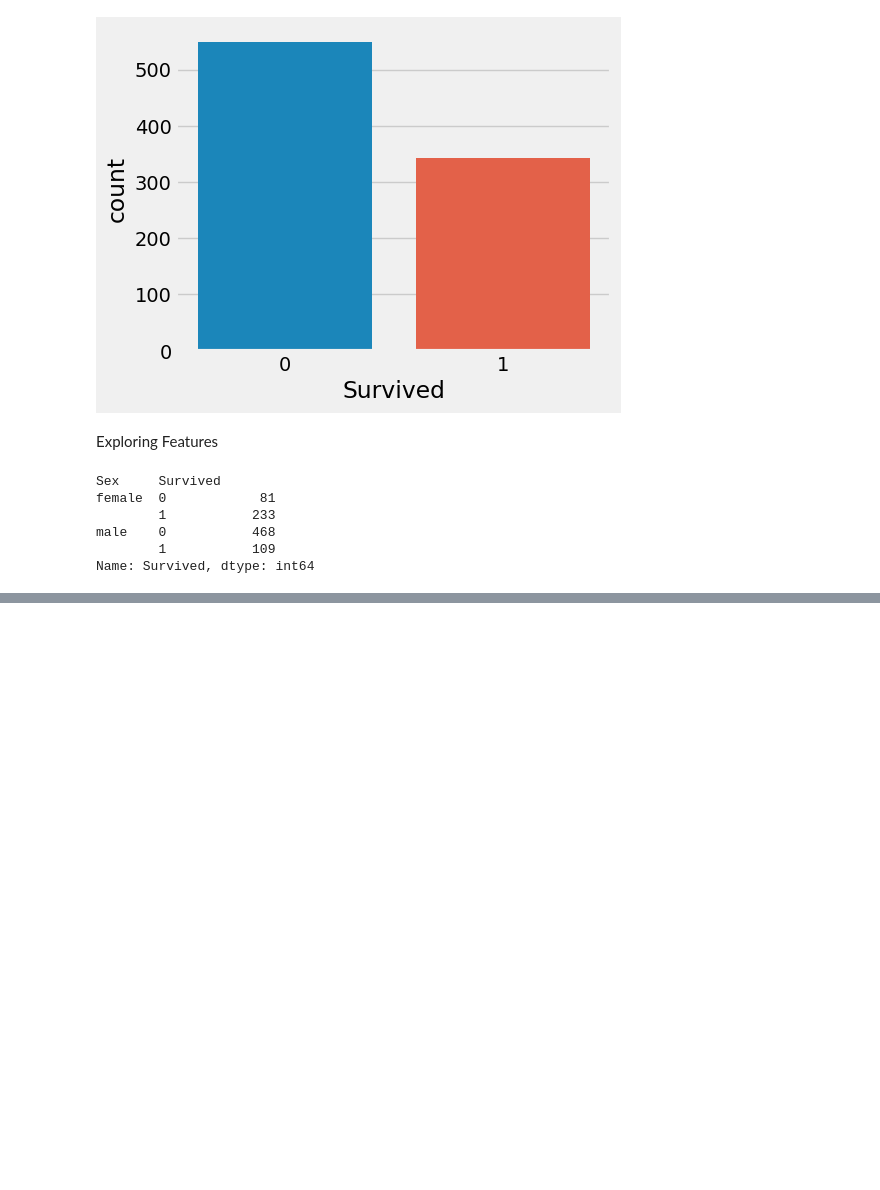
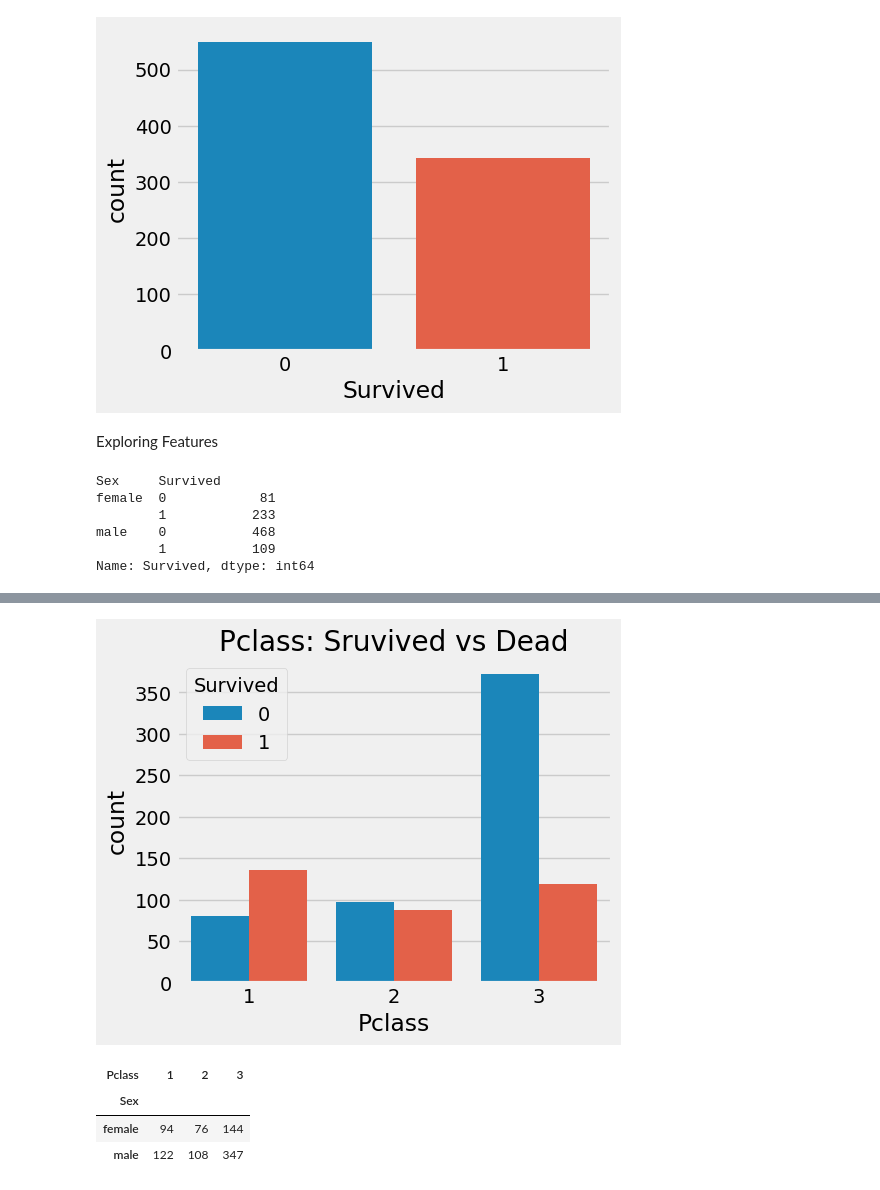
Before and after one commit to RachanaAdusumilli95/Titanic-Data-Analysis, a Jupyter notebook: Titanic_Data_Analysis.ipynb, the cells around one changed output, grey strips where cells are left out. Saved outputs shown, nothing was run; the diff lists cells and outputs as text; code cells hidden in the pictures; blank space fills up the shorter version.

```diff
--- a/Titanic_Data_Analysis.ipynb
+++ b/Titanic_Data_Analysis.ipynb
@@ -66,0 +80,14 @@ Name: Survived, dtype: int64
+# %%
+plt.figure(figsize=(5,4))
+sb.countplot(x='Pclass', hue='Survived', data=train)
+plt.title('Pclass: Sruvived vs Dead')
+plt.show()
+# %% [output]
+[figure, added]
+# %%
+pd.crosstab([train.Sex],train.Pclass).style.background_gradient(cmap='summer_r')
+# %% [output]
+| Pclass | 1 | 2 | 3 |
+| Sex |  |  |  |
+| female | 94 | 76 | 144 |
+| male | 122 | 108 | 347 |
```
Also changed, not shown: parts of 4 cells of this notebook.
